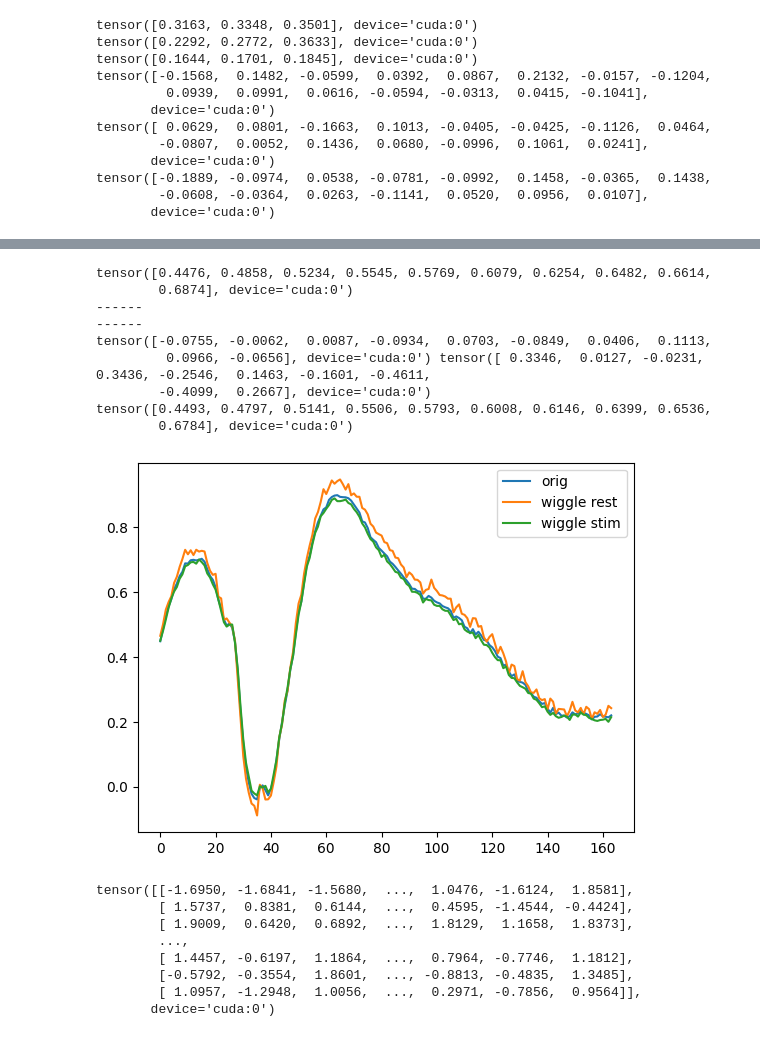
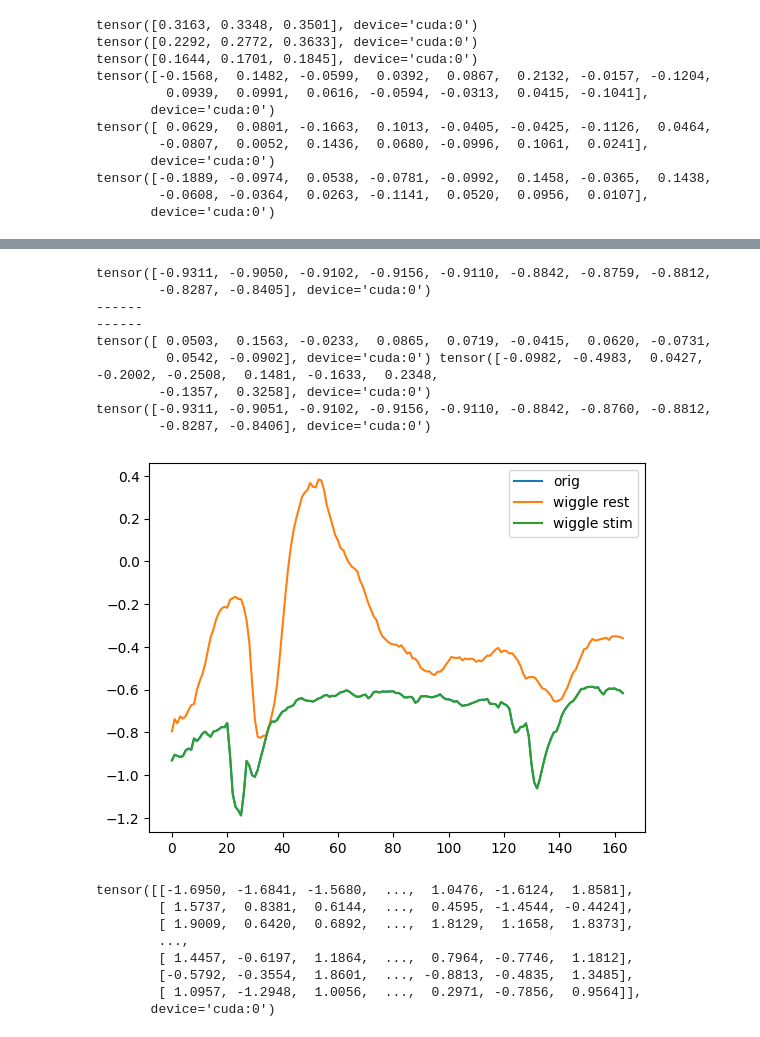
Before and after one commit to mmattb/py-tbfm, a Jupyter notebook: train_multisession_all2.ipynb, the cells around one changed output, grey strips where cells are left out. Cells and saved outputs as stored; diff of their text form; code cells hidden in the pictures.

```diff
--- a/train_multisession_all2.ipynb
+++ b/train_multisession_all2.ipynb
@@ -103,7 +103,7 @@ embeddings_rest = multisession.load_rest_embeddings(held_in_session_ids, device=
 # cfg.ae.training.coadapt = False
 # cfg.training.grad_clip = 3.0
 # cfg.tbfm.module.num_bases = 20
-cfg.training.epochs = 50001
+cfg.training.epochs = 30001
 
 ms = multisession.build_from_cfg(cfg, data_train, device=DEVICE)
 model_optims = multisession.get_optims(cfg, ms)
@@ -177,47 +184,47 @@ plt.show()
 # %%
 # see how much predictions change as I tweak embeddings
-sid = "MonkeyG_20150917_Session1_M1"
+sid = "MonkeyG_20150917_Session3_S1"
 
 def wiggle(stuff, quiet=True):
     out = {}
     for sid, thing in stuff.items():
         out[sid] = thing * (torch.rand(thing.shape).to(thing.device) + 0.5) * -3
     if not quiet:
         print(thing[:10], out[sid][:10])
 
     return out
 
 ch = 30
 
 with torch.no_grad():
     ms.eval()
     dt = next(iter(data_test))
     dt = utils.move_batch(dt, device=DEVICE)
     preds = ms(dt, embeddings_rest=embeddings_rest, embeddings_stim=embeddings_stim)
     plt.plot(preds[sid][0][:, ch].detach().cpu(), label="orig")
     print(preds[sid][0][:, ch][:10])
     print("------")
 
     preds = ms(dt, embeddings_rest=wiggle(embeddings_rest), embeddings_stim=embeddings_stim)
     plt.plot(preds[sid][0][:, ch].detach().cpu(), label="wiggle rest")
     print("------")
 
     preds = ms(dt, embeddings_rest=embeddings_rest, embeddings_stim=wiggle(embeddings_stim, quiet=False))
     plt.plot(preds[sid][0][:, ch].detach().cpu(), label="wiggle stim")
     print(preds[sid][0][:, ch][:10])
 plt.legend()
 plt.show()
 # %% [output]
-tensor([0.4476, 0.4858, 0.5234, 0.5545, 0.5769, 0.6079, 0.6254, 0.6482, 0.6614,
-        0.6874], device='cuda:0')
+tensor([-0.9311, -0.9050, -0.9102, -0.9156, -0.9110, -0.8842, -0.8759, -0.8812,
+        -0.8287, -0.8405], device='cuda:0')
 ------
 ------
-tensor([-0.0755, -0.0062,  0.0087, -0.0934,  0.0703, -0.0849,  0.0406,  0.1113,
-         0.0966, -0.0656], device='cuda:0') tensor([ 0.3346,  0.0127, -0.0231,  0.3436, -0.2546,  0.1463, -0.1601, -0.4611,
-        -0.4099,  0.2667], device='cuda:0')
-tensor([0.4493, 0.4797, 0.5141, 0.5506, 0.5793, 0.6008, 0.6146, 0.6399, 0.6536,
-        0.6784], device='cuda:0')
+tensor([ 0.0503,  0.1563, -0.0233,  0.0865,  0.0719, -0.0415,  0.0620, -0.0731,
+         0.0542, -0.0902], device='cuda:0') tensor([-0.0982, -0.4983,  0.0427, -0.2002, -0.2508,  0.1481, -0.1633,  0.2348,
+        -0.1357,  0.3258], device='cuda:0')
+tensor([-0.9311, -0.9051, -0.9102, -0.9156, -0.9110, -0.8842, -0.8760, -0.8812,
+        -0.8287, -0.8406], device='cuda:0')
-[figure, old version]
+[figure, new version]
 # %%
 print(ms.model.instances['MonkeyG_20150925_Session2_S1'].prev_bases[0])
 # %% [output]
```
Also changed, not shown: parts of 5 cells of this notebook, 9 other files.
